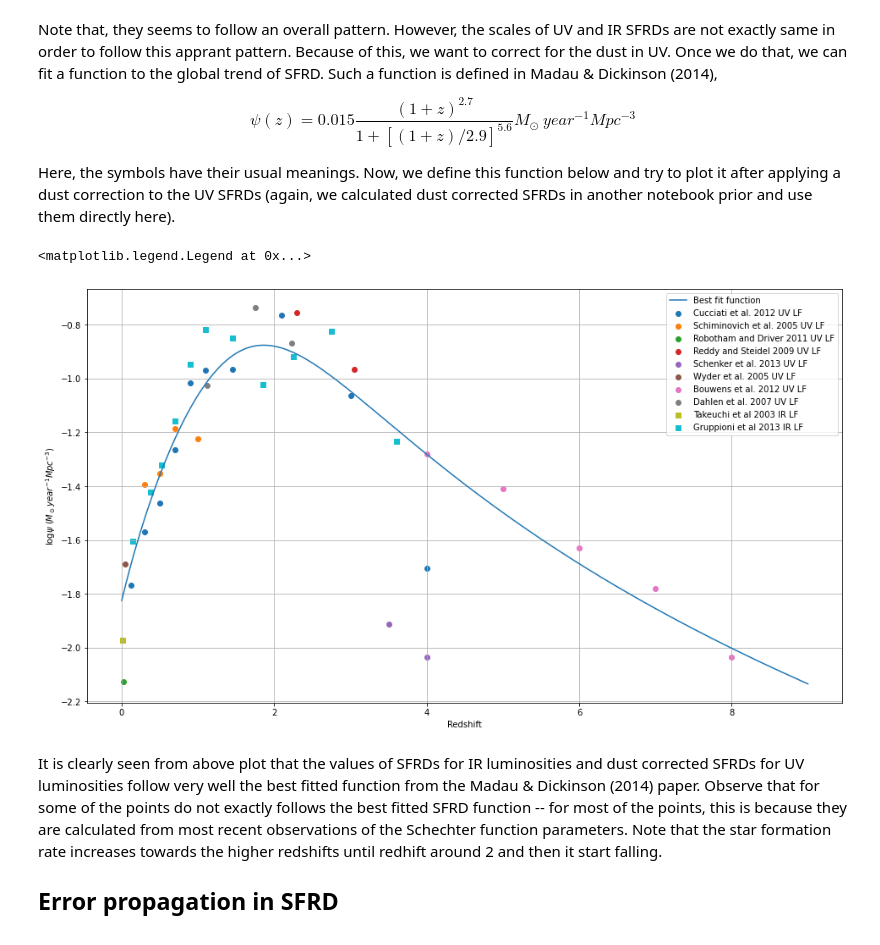
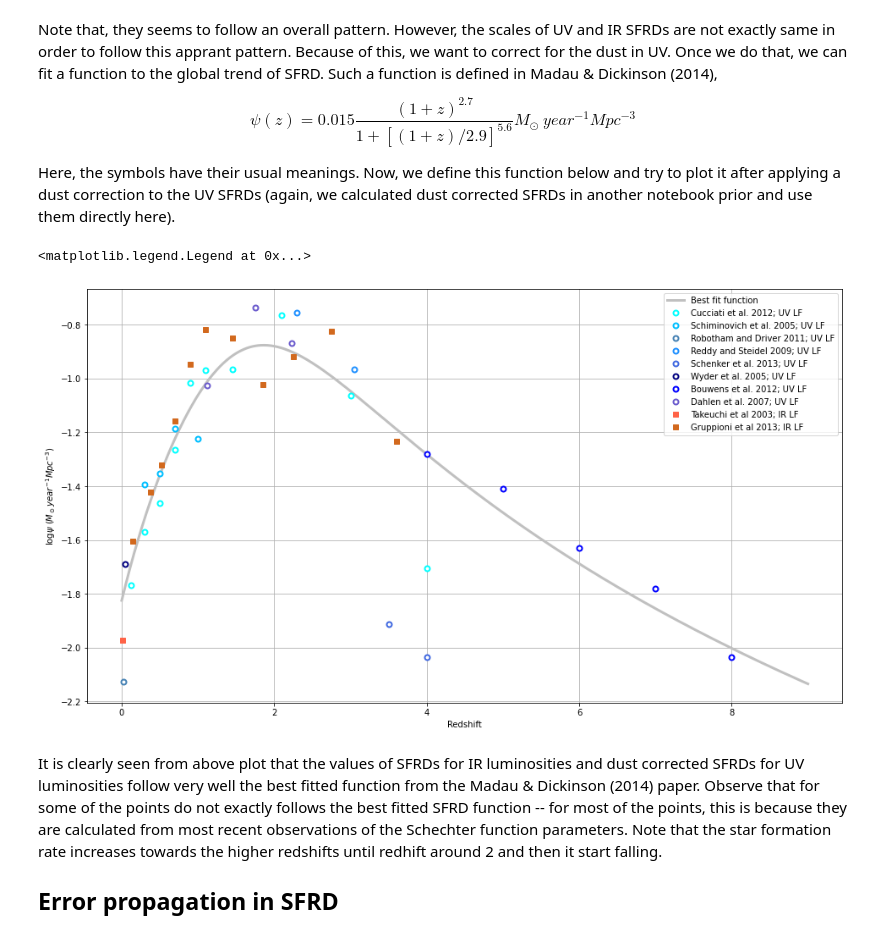
Before and after one commit to Jayshil/csfrd, a Jupyter notebook: Results/res.ipynb, the cells around one changed output. Drawn from its saved outputs; the diff is of its cells as text; code cells hidden in the pictures.

Commit message:
Updating figures (colors)

```diff
--- a/Results/res.ipynb
+++ b/Results/res.ipynb
@@ -130,6 +130,7 @@ We computed the values of SFRD at various redshifts, and using the luminosity fu
 # For UV
 ppr_uv = np.array(['Cucciati_et_al._2012', 'Schiminovich_et_al._2005', 'Robotham_and_Driver_2011', \
     'Reddy_and_Steidel_2009', 'Schenker_et_al._2013', 'Wyder_et_al._2005', 'Bouwens_et_al._2012', 'Dahlen_et_al._2007'])
+cols_ur = np.array(['cyan', 'deepskyblue', 'steelblue', 'dodgerblue', 'royalblue', 'navy', 'blue', 'slateblue'])
 
 # Loading papers
 ppr_uv1 = np.loadtxt('sfrd_all_wo_err_UV.dat', usecols=0, unpack=True, dtype=str)
@@ -146,10 +147,11 @@ for i in range(len(ppr_uv)):
         if ppr_uv1[j] == ppr_uv[i]:
             z1_uv = np.hstack((z1_uv, zcen_uv[j]))
             lg_sfr_uv = np.hstack((lg_sfr_uv, log_sfrd_uv[j]))
-    plt.scatter(z1_uv, lg_sfr_uv, label=ppr_uv[i].replace('_',' ') + ' UV LF')
+    plt.errorbar(z1_uv, lg_sfr_uv, c=cols_ur[i], fmt='.', marker='o', mfc='white', mew=2, label=ppr_uv[i].replace('_',' ') + '; UV LF')
 
 # For IR
 ppr_ir = np.array(['Takeuchi_et_al_2003', 'Gruppioni_et_al_2013'])
+cols_ir = np.array(['tomato', 'chocolate'])
 
 # Loading papers
 ppr_ir1 = np.loadtxt('sfrd_all_wo_err_IR.dat', usecols=0, unpack=True, dtype=str)
@@ -165,7 +167,7 @@ for i in range(len(ppr_ir)):
         if ppr_ir1[j] == ppr_ir[i]:
             z1_ir = np.hstack((z1_ir, zcen_ir[j]))
             lg_sfr_ir = np.hstack((lg_sfr_ir, log_sfrd_ir[j]))
-    plt.scatter(z1_ir, lg_sfr_ir, label=ppr_ir[i].replace('_',' ') + ' IR LF', marker='s')
+    plt.errorbar(z1_ir, lg_sfr_ir, c=cols_ir[i], fmt='.', label=ppr_ir[i].replace('_',' ') + '; IR LF', marker='s')
 
 plt.xlabel('Redshift')
 plt.ylabel(r'$\log{\psi}$ ($M_\odot year^{-1} Mpc^{-3}$)')
@@ -196,41 +198,42 @@ psi2 = np.log10(psi1)
 
 # Plotting psi(z)
 plt.figure(figsize=(16, 9))
-plt.plot(znew, psi2, label='Best fit function')
+plt.plot(znew, psi2, label='Best fit function', c='silver', lw=3)
 
 # Dust corrected UV SFRDs,
 ppr_uvd = np.loadtxt('sfrd_all_wo_err_dust_UV.dat', usecols=0, unpack=True, dtype=str)
 zd_uvd, zu_uvd, sfrd_uvd = np.loadtxt('sfrd_all_wo_err_dust_UV.dat', usecols=(1,2,3), unpack=True)
 zcen_uvd = (zd_uvd + zu_uvd)/2
 log_sfrd_uvd = np.log10(sfrd_uvd)
 
 for i in range(len(ppr_uv)):
     z1_uv = np.array([])
     lg_sfr_uvd = np.array([])
     for j in range(len(ppr_uvd)):
         if ppr_uvd[j] == ppr_uv[i]:
             z1_uv = np.hstack((z1_uv, zcen_uvd[j]))
             lg_sfr_uvd = np.hstack((lg_sfr_uvd, log_sfrd_uvd[j]))
-    plt.scatter(z1_uv, lg_sfr_uvd, label=ppr_uv[i].replace('_', ' ') + ' UV LF')
+    plt.errorbar(z1_uv, lg_sfr_uvd, fmt='.', marker='o', c=cols_ur[i], mfc='white', mew=2, label=ppr_uv[i].replace('_',' ') + '; UV LF')
+
 
 # IR SFRDs
 for i in range(len(ppr_ir)):
     z1_ir = np.array([])
     lg_sfr_ir = np.array([])
     for j in range(len(ppr_ir1)):
         if ppr_ir1[j] == ppr_ir[i]:
             z1_ir = np.hstack((z1_ir, zcen_ir[j]))
             lg_sfr_ir = np.hstack((lg_sfr_ir, log_sfrd_ir[j]))
-    plt.scatter(z1_ir, lg_sfr_ir, label=ppr_ir[i].replace('_',' ') + ' IR LF', marker='s')
+    plt.errorbar(z1_ir, lg_sfr_ir, fmt='.', c=cols_ir[i], label=ppr_ir[i].replace('_',' ') + '; IR LF', marker='s')
 
 
 plt.xlabel('Redshift')
 plt.ylabel(r'$\log{\psi}$ ($M_\odot year^{-1} Mpc^{-3}$)')
 plt.grid()
 plt.legend(loc='best')
 # %% [output]
 <matplotlib.legend.Legend at 0x...>
-[figure, old version]
+[figure, new version]
 # %% [markdown]
 It is clearly seen from above plot that the values of SFRDs for IR luminosities and dust corrected SFRDs for UV luminosities follow very well the best fitted function from the Madau & Dickinson (2014) paper. Observe that for some of the points do not exactly follows the best fitted SFRD function -- for most of the points, this is because they are calculated from most recent observations of the Schechter function parameters. Note that the star formation rate increases towards the higher redshifts until redhift around 2 and then it start falling.
 
```
Also changed, not shown: parts of 1 cell of this notebook.
